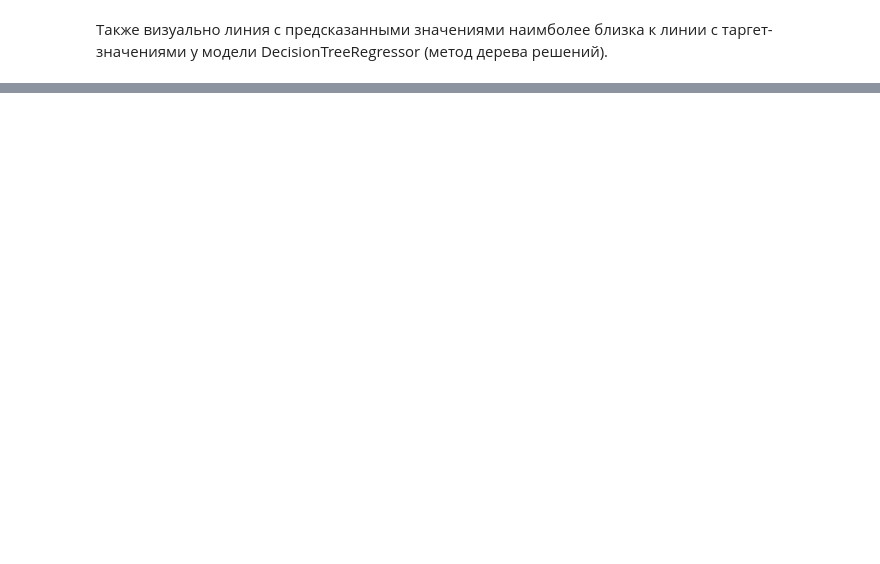
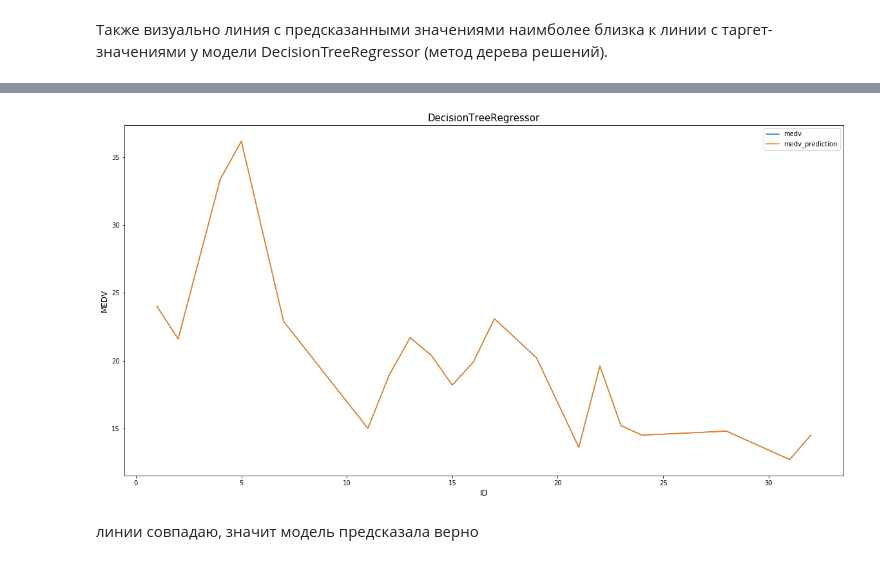
Before and after one commit to MarinaBaz/abd_5_dz2, a Jupyter notebook: abd_5_dz2.ipynb, the cells around one changed output, grey strips where cells are left out. Saved outputs shown, nothing was run; the diff lists cells and outputs as text; code cells hidden in the pictures; blank space fills up the shorter version.

```diff
--- a/abd_5_dz2.ipynb
+++ b/abd_5_dz2.ipynb
@@ -545,0 +548,4 @@ plt.show()
+# %%
+#новые данные
+data_house_new = pd.read_csv('homework_new.csv')
+data_house_new.head()
@@ -545,0 +559,6 @@ plt.show()
+# %%
+#данные для прогнезирования
+X_new = data_house_new[['ID', 'crim', 'zn', 'indus', 'chas',
+                        'nox', 'rm', 'age', 'dis', 'rad',
+                        'tax', 'ptratio', 'black', 'lstat']]
+X_new
@@ -545,0 +604,17 @@ plt.show()
+# %%
+#данные для обучения
+X = data_house[['ID', 'crim', 'zn', 'indus', 'chas', 'nox', 'rm', 'age', 'dis', 'rad',
+                   'tax', 'ptratio', 'black', 'lstat']]
+y = data_house['medv']
+
+#DecisionTreeRegressor (метод дерева решений)
+regressor = DecisionTreeRegressor()
+
+#обучаем на данных
+regressor.fit(X, y)
+
+#применяем модель и получаем спрогнозированную величину для анализа.
+data_house_new['medv_prediction'] = regressor.predict(X_new)
+# %%
+rez_prediction = data_house_new[['ID', 'medv', 'medv_prediction']].sort_values(by='ID', ascending=True)
+rez_prediction
@@ -545,0 +639,16 @@ plt.show()
+# %%
+plt.figure(figsize=(20, 10))
+
+#plt.subplot(2, 2, 1)
+plt.plot(list(rez_prediction['ID']), list(rez_prediction['medv']), label='medv')
+plt.plot(list(rez_prediction['ID']), list(rez_prediction['medv_prediction']), label='medv_prediction')
+plt.title('DecisionTreeRegressor', fontsize=15)
+plt.xlabel('ID', fontsize=12)
+plt.ylabel('MEDV', fontsize=12)
+plt.legend()
+
+plt.show()
+# %% [output]
+[figure, added]
+# %% [markdown]
+линии совпадаю, значит модель предсказала верно
```
Also changed, not shown: parts of 37 cells of this notebook, 1 other file.
